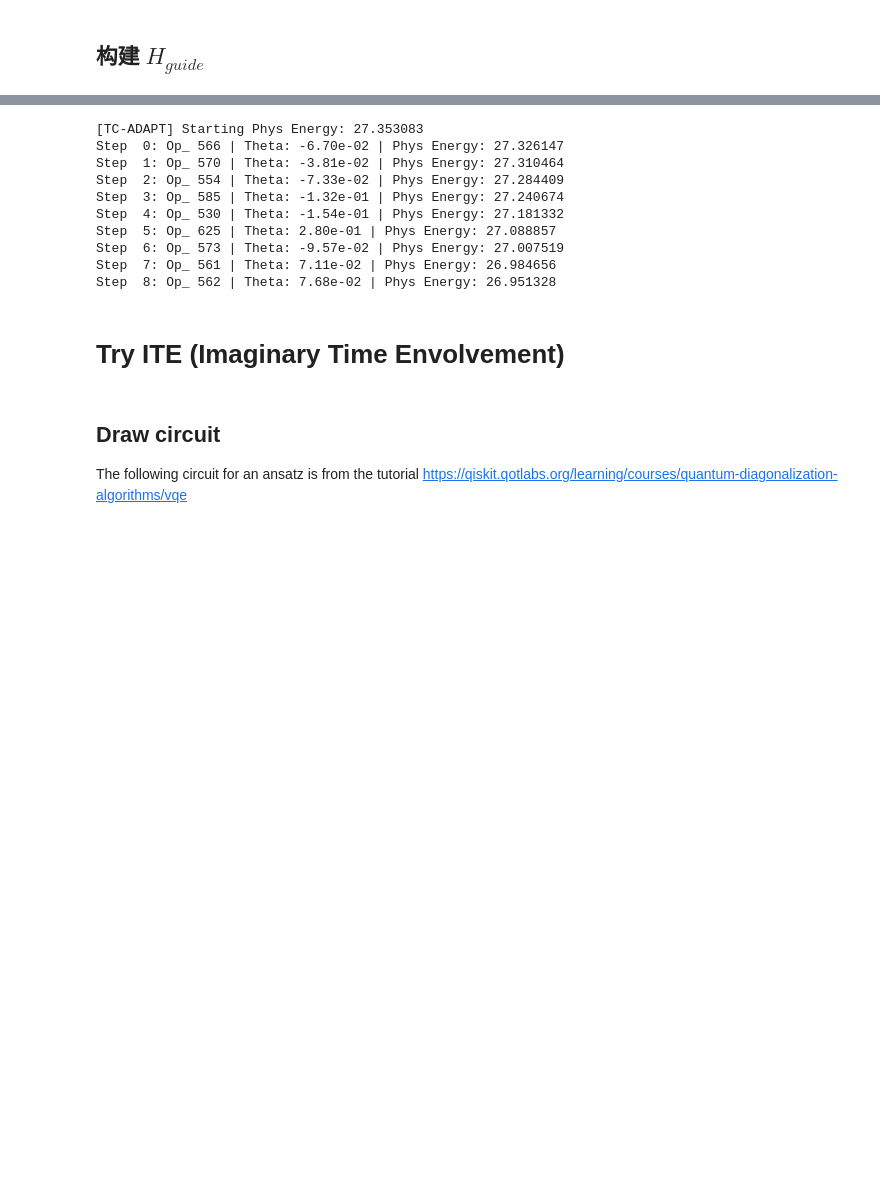
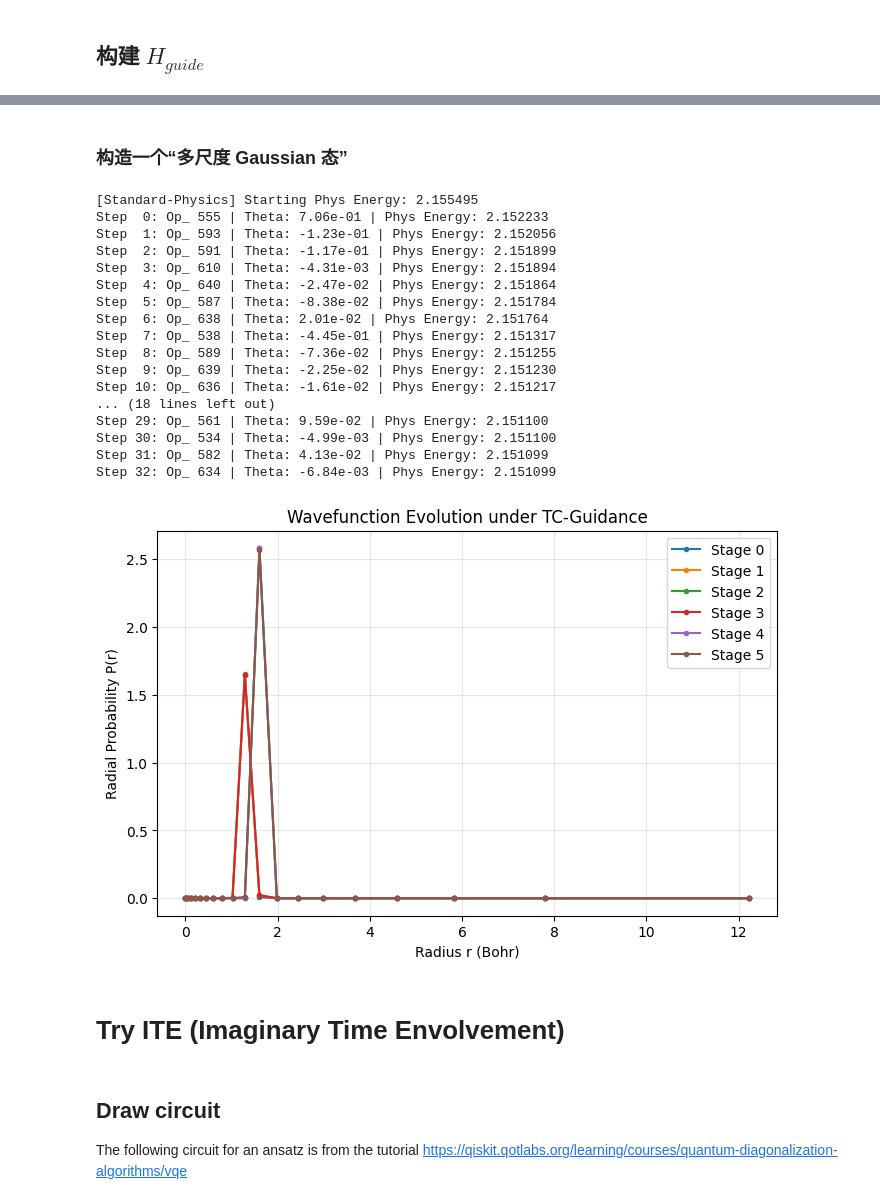
Before and after one commit to YeNing76/PySCF, a Jupyter notebook: Voronoi.ipynb, the cells around one changed output, grey strips where cells are left out. Saved outputs shown, nothing was run; the diff lists cells and outputs as text; code cells hidden in the pictures; blank space fills up the shorter version.

```diff
--- a/Voronoi.ipynb
+++ b/Voronoi.ipynb
@@ -379,7 +395,7 @@ def hydrogen_adaptive_grid_lebedev(num_r, order, alpha=1.0):
 ## generate 3D adaptive grid for hydrogen
 # %%
 # 6, 14, 26, 50, 74, 86
-points, neighbors, vor = hydrogen_adaptive_grid_lebedev(num_r=20, order = 50, alpha = 1)
+points, neighbors, vor = hydrogen_adaptive_grid_lebedev(num_r=20, order = 50, alpha = 4)
 # %%
 %%script false
 # 3D adaptive grid for hydrogen
@@ -3316,7 +3364,8 @@ if __name__ == "__main__":
     # 重新生成极尖的初始态
     n = H_pauli_T.num_qubits
     # 建议 shift_idx 设为之前观察到的红线最陡峭的起始点，比如 20
-    psi_init = build_complex_state_match(num_qubits=n, type="gaussian", shift_idx=25, sigma_idx=0.01)
+    #psi_init = build_complex_state_match(num_qubits=n, type="gaussian", shift_idx=25, sigma_idx=0.01)
+    psi_init = psi_init_1bohr
     print(f"H 矩阵的形状: {H_pauli_T.num_qubits} qubits -> 矩阵维度: {2**H_pauli_T.num_qubits}")
     print(f"psi_init 的形状: {psi_init.shape}")
 
@@ -3324,12 +3373,13 @@ if __name__ == "__main__":
     sigma_trials = [0.01, 1.0, 2.0, 4.0, 8.0]
     best_overall_energy = float('inf')
     final_psi = None
-    offset = 69020.498557
+    #offset = 69020.498557
 
     for s_idx in sigma_trials:
         print(f"\n>>> 尝试初始宽度 sigma_idx = {s_idx} ...")
 
         # 1. 重新生成初始态
+
         psi_init = build_complex_state_match(
             num_qubits=10,
             type="gaussian",
@@ -3357,6 +3407,15 @@ if __name__ == "__main__":
         if current_e < best_overall_energy:
             best_overall_energy = current_e
             final_psi = psi_tmp
+            np.save("best_gaussian_psi.npy", psi_tmp)
+            print(f"已保存最佳波函数，能量: {current_e}")
+
+        # # 在你的测试循环中
+        # if current_e < best_overall_energy:
+        #     best_overall_energy = current_e
+        #     # 将这个 1024 维的复向量保存到磁盘或内存变量
+        #     np.save("best_gaussian_psi.npy", psi_tmp)
+        #     print(f"已保存最佳波函数，能量: {current_e}")
 
         if current_e < 0:
             print(f"成功！在 sigma={s_idx} 时能量转负: {current_e:.4f}")
@@ -3620,6 +3667,7 @@ def build_hydrogen_tc_guide(H_bare, r_array, num_leb=50, alpha=1.0):
 
     return H_guide
 # %%
+# Watch out, this cell is likely to crash the kernel.
 num_qubits = 10
 pool = build_real_grid_operator_pool_advanced(
     num_qubits=num_qubits,
@@ -3633,11 +3681,14 @@ pool = build_real_grid_operator_pool_advanced(
 )
 #print("Pool size:", len(pool))
 H = H_pauli
-ALPHA_PARAM = 1.0
+ALPHA_PARAM = 4.0
 NU_PARAM = 2.0     # Becke 映射的幂次参数
 r_array = becke_radial_grid(num_r=20, alpha=ALPHA_PARAM, nu=NU_PARAM)
 H_guide = build_hydrogen_tc_guide(H, r_array, num_leb=50, alpha=ALPHA_PARAM)
-psi_init = build_exact_hydrogen_state(num_qubits, Z=1.0, a0=1.0, shift=0.0)
+# psi_init = build_exact_hydrogen_state(num_qubits, Z=1.0, a0=1.0, shift=0.0)
+psi_seed = np.load("best_gaussian_psi.npy")
+psi_seed /= np.linalg.norm(psi_seed)
+psi_init = psi_seed
 def diagnose_energy(H, psi):
     # 如果 H 还是 SparsePauliOp，先转成稀疏矩阵
     if hasattr(H, "to_matrix"):
@@ -3672,6 +3723,6 @@ psi_final, ansatz_ops_indices, thetas = adapt_vqe_tc_guided(
     min_theta_threshold=1e-12
 )
 print("\n[Result]")
-print(f"  Number of ansatz layers = {len(ansatz_ops)}")
+print(f"  Number of ansatz layers = {len(ansatz_ops_indices)}")
 print(f"  Thetas = {thetas}")
 # %% [output]
@@ -3695,0 +3746,2 @@ Step  9: Op_ 567 | Theta: -8.55e-02 | Phys Energy: 28.457854
+# %% [markdown]
+### 构造一个“多尺度 Gaussian 态”
@@ -3696,20 +3774,28 @@ Step  9: Op_ 567 | Theta: -8.55e-02 | Phys Energy: 28.457854
 # %%
-psi_final, ops_next, thetas_next = adapt_vqe_tc_guided(
-    H, H_guide, pool, psi_next_stage, # 关键点：这里传 psi_final
+psi_init, ops_next, thetas_next = adapt_vqe_tc_guided(
+    H, H_guide, pool, psi_final, # 关键点：这里传 psi_final
     max_steps=50, # 这次可以多跑几步
-    offset=0
+    offset=0,
+    use_tc_guide=False
 )
 # %% [output]
-[TC-ADAPT] Starting Phys Energy: 27.353083
-Step  0: Op_ 566 | Theta: -6.70e-02 | Phys Energy: 27.326147
-Step  1: Op_ 570 | Theta: -3.81e-02 | Phys Energy: 27.310464
-Step  2: Op_ 554 | Theta: -7.33e-02 | Phys Energy: 27.284409
-Step  3: Op_ 585 | Theta: -1.32e-01 | Phys Energy: 27.240674
-Step  4: Op_ 530 | Theta: -1.54e-01 | Phys Energy: 27.181332
-Step  5: Op_ 625 | Theta: 2.80e-01 | Phys Energy: 27.088857
-Step  6: Op_ 573 | Theta: -9.57e-02 | Phys Energy: 27.007519
-Step  7: Op_ 561 | Theta: 7.11e-02 | Phys Energy: 26.984656
-Step  8: Op_ 562 | Theta: 7.68e-02 | Phys Energy: 26.951328
+[Standard-Physics] Starting Phys Energy: 2.155495
+Step  0: Op_ 555 | Theta: 7.06e-01 | Phys Energy: 2.152233
+Step  1: Op_ 593 | Theta: -1.23e-01 | Phys Energy: 2.152056
+Step  2: Op_ 591 | Theta: -1.17e-01 | Phys Energy: 2.151899
+Step  3: Op_ 610 | Theta: -4.31e-03 | Phys Energy: 2.151894
+Step  4: Op_ 640 | Theta: -2.47e-02 | Phys Energy: 2.151864
+Step  5: Op_ 587 | Theta: -8.38e-02 | Phys Energy: 2.151784
+Step  6: Op_ 638 | Theta: 2.01e-02 | Phys Energy: 2.151764
+Step  7: Op_ 538 | Theta: -4.45e-01 | Phys Energy: 2.151317
+Step  8: Op_ 589 | Theta: -7.36e-02 | Phys Energy: 2.151255
+Step  9: Op_ 639 | Theta: -2.25e-02 | Phys Energy: 2.151230
+Step 10: Op_ 636 | Theta: -1.61e-02 | Phys Energy: 2.151217
+... (18 lines left out)
+Step 29: Op_ 561 | Theta: 9.59e-02 | Phys Energy: 2.151100
+Step 30: Op_ 534 | Theta: -4.99e-03 | Phys Energy: 2.151100
+Step 31: Op_ 582 | Theta: 4.13e-02 | Phys Energy: 2.151099
+Step 32: Op_ 634 | Theta: -6.84e-03 | Phys Energy: 2.151099
 # %%
 import matplotlib.pyplot as plt
 
@@ -3735,6 +3821,14 @@ def plot_radial_evolution(psi_list, r_array, num_leb=50, labels=None):
     plt.legend()
     plt.grid(True, alpha=0.3)
     plt.show()
+# %%
+# del psi_list
+# psi_list = []
+psi_list.append(psi_init)
+psi_list.append(psi_final)
+plot_radial_evolution(psi_list, r_array, num_leb=50, labels=None)
+# %% [output]
+[figure, added]
 # %% [markdown]
 # Try ITE (Imaginary Time Envolvement)
 # %%
```
Also changed, not shown: parts of 40 cells of this notebook.
